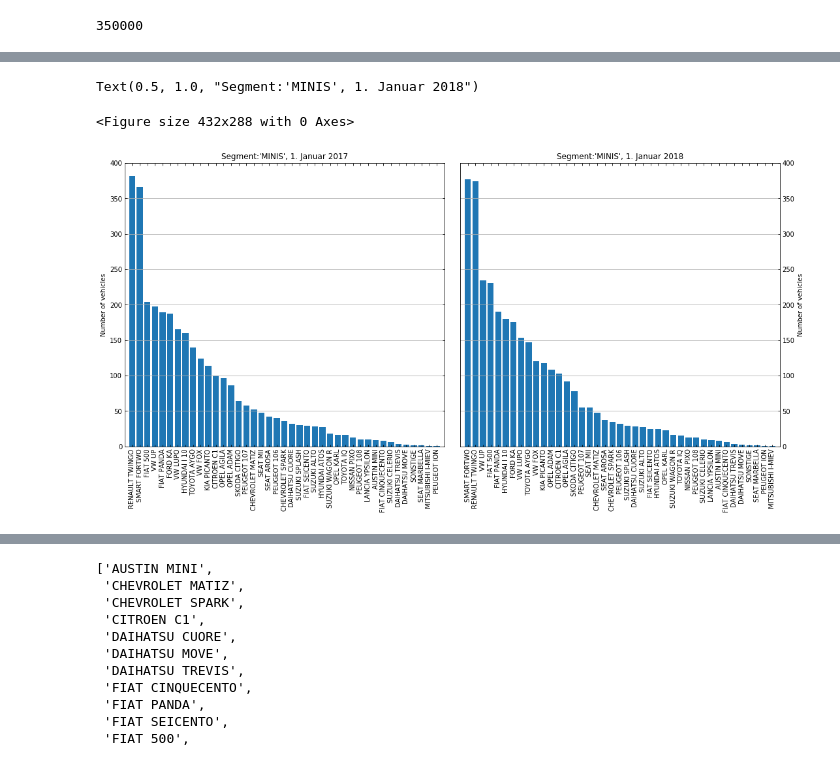
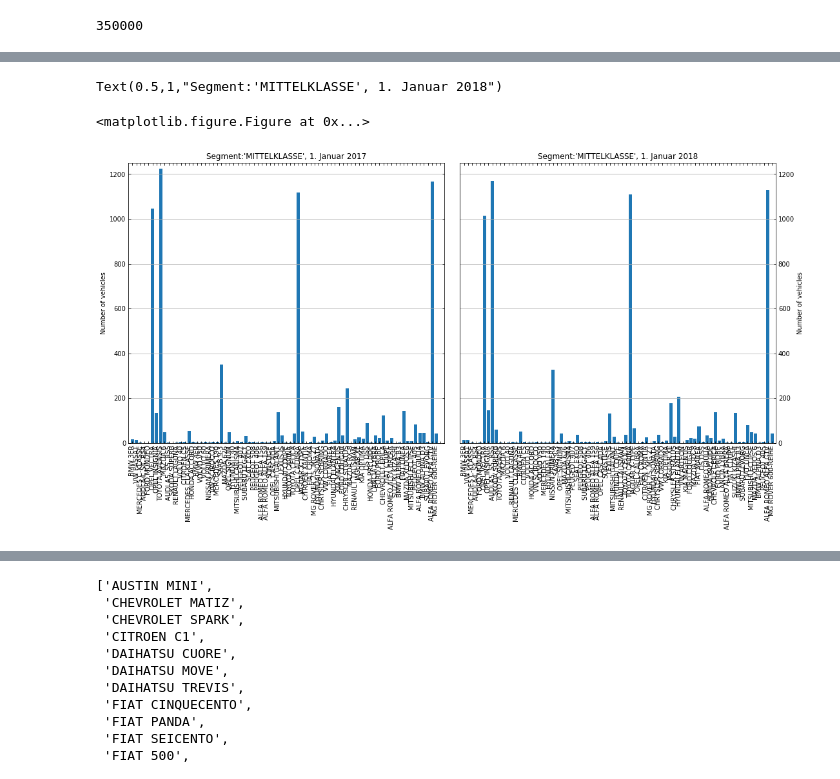
Before and after one commit to TristanHehnen/StatisticalDataCollection, a Jupyter notebook: GermanyPKWData2017_18/GermanyPKWData2017_18.ipynb, the cells around one changed output, grey strips where cells are left out. Drawn from its saved outputs; the diff is of its cells as text; code cells hidden in the pictures.

```diff
--- a/GermanyPKWData2017_18/GermanyPKWData2017_18.ipynb
+++ b/GermanyPKWData2017_18/GermanyPKWData2017_18.ipynb
@@ -33,0 +24,7 @@ pkw_data_2017_18.head()
+# %%
+# Exchange '-' with NaN (not a number) to allow
+# smooth data processing.
+pkw_data_2017_18.replace('-',np.NaN, inplace=True)
+
+# Provide brief overview over the data.
+pkw_data_2017_18.head()
@@ -192,7 +240,7 @@ plt.clf()
 fig_x = 18
 fig_y = 8
 
-i=0
+i=3
 
 # Begin Plot.
 f = plt.figure(figsize=(fig_x, fig_y))#, wspace = 0.2)#gridspec_kw = {'wspace':0, 'hspace':0})
@@ -216,7 +264,7 @@ num_car_models = len(pkw_data_2017_18.loc[segment[i]].index.tolist())
 # Prepare data to plot, sorting the brands by most cars.
 data_plot_left = pkw_data_2017_18.loc[(segment[i]),
                                       [('1. Januar 2017',
-                                        'Anzahl')]].sort_values(('1. Januar 2017',
+                                        'Anzahl')]].dropna().sort_values(('1. Januar 2017',
                                                                  'Anzahl'), ascending=False)
 x_label_left = data_plot_left.index.tolist()
 
@@ -228,7 +276,7 @@ for car_model in data_plot_left[('1. Januar 2017','Anzahl')].tolist():
 # Prepare data to plot, sorting the brands by most cars.
 data_plot_right = pkw_data_2017_18.loc[(segment[i]),
                                       [('1. Januar 2018',
-                                        'Anzahl')]].sort_values(('1. Januar 2018',
+                                        'Anzahl')]].dropna().sort_values(('1. Januar 2018',
                                                                  'Anzahl'), ascending=False)
 x_label_right = data_plot_right.index.tolist()
 
@@ -292,36 +340,36 @@ data_plot_right = pkw_data_2017_18.loc[(segment[i]),
                                       [('1. Januar 2018',
                                         'Anzahl')]].sort_values(('1. Januar 2018',
                                                                  'Anzahl'), ascending=False)
 x_label_right = data_plot_right.index.tolist()
 
 ax2.set_xticks(range(num_car_models))
 ax2.set_xticklabels(x_label_right,#pkw_data_2017_18.loc[segment[i]].index.tolist(),
                     rotation='vertical')
 
 # ax2.set_xticks(range(num_car_models))
 # ax2.set_xticklabels(pkw_data_2017_18.loc[segment[i]].index.tolist(),
 #                     rotation='vertical')
 # ax2.yaxis.set_label_position("right")
 
 # ax2.bar(pkw_data_2017_18.loc[segment[i]].index.tolist(),
 #         pkw_data_2017_18.loc[segment[i]][('1. Januar 2018','Anzahl')]/1000,
 #         width=0.8)
 
 ax2.bar(x_label_right,
         x_data_right,
         width=0.8)
 
 ax2.grid(axis='y')
 ax2.set_xlim(-1,num_car_models)
 ax2.set_ylim(0,new_y_lim/1000)
 ax2.set_ylabel('Number of vehicles')
 ax2.yaxis.set_label_position('right')
 
 ax2.set_title("Segment:'{}', 1. Januar 2018".format(segment[i]))
 # %% [output]
-Text(0.5, 1.0, "Segment:'MINIS', 1. Januar 2018")
+Text(0.5,1,"Segment:'MITTELKLASSE', 1. Januar 2018")
-<Figure size 432x288 with 0 Axes>
+<matplotlib.figure.Figure at 0x...>
-[figure, old version]
+[figure, new version]
 # %%
 for i in range(len(segment[:])):
 #     # Begin Plot.
```
Also changed, not shown: parts of 9 cells of this notebook.
